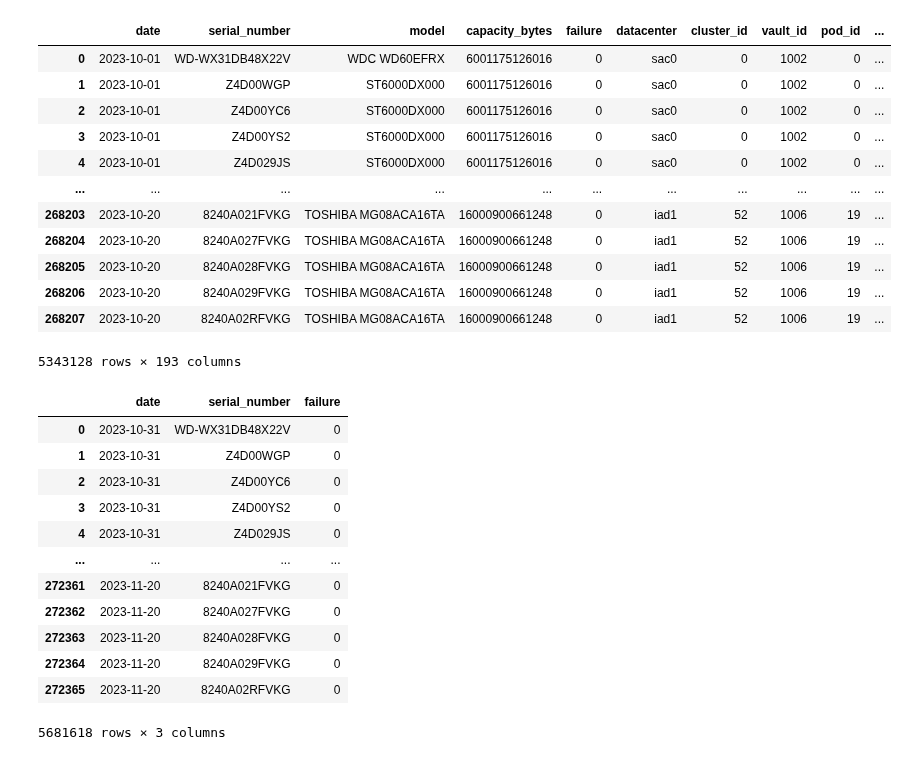
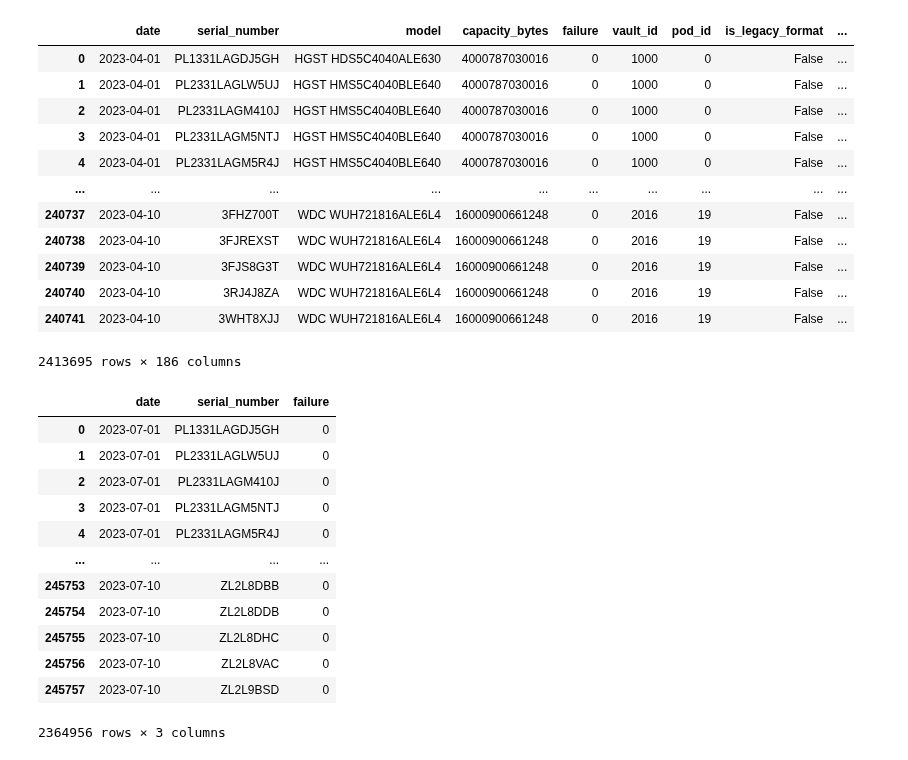
Before and after one commit to Tonigard/hakatonchic, a Jupyter notebook: compare_data.ipynb, the cells around one changed output. Cells and saved outputs as stored; diff of their text form; code cells hidden in the pictures.

```diff
--- a/compare_data.ipynb
+++ b/compare_data.ipynb
@@ -7,31 +8,30 @@ from datetime import timedelta
 # %%
-file_path = '/Users/antonebalakov/Downloads/train_data_Sila/data_example/data_Q4_2023/'
+file_path = '/Users/antonebalakov/Downloads/train_data_Sila/data_example/data_Q2_2023/'
 #считываем данные
-files = ['2023-10-01.csv', '2023-10-02.csv', '2023-10-03.csv', '2023-10-04.csv', '2023-10-05.csv',
-         '2023-10-06.csv', '2023-10-07.csv', '2023-10-08.csv', '2023-10-09.csv', '2023-10-10.csv',
-        '2023-10-11.csv', '2023-10-12.csv', '2023-10-13.csv', '2023-10-14.csv', '2023-10-15.csv',
-        '2023-10-16.csv', '2023-10-17.csv', '2023-10-18.csv', '2023-10-19.csv', '2023-10-20.csv']
+files = ['2023-04-01.csv', '2023-04-02.csv', '2023-04-03.csv', '2023-04-04.csv', '2023-04-05.csv',
+         '2023-04-06.csv', '2023-04-07.csv', '2023-04-08.csv', '2023-04-09.csv', '2023-04-10.csv']
+#files = ['2023-04-01.csv', '2023-04-02.csv', '2023-04-03.csv']
 data = pd.DataFrame()
 i = 0
 for filename in files:
     temp = pd.read_csv(file_path+filename)
     temp = temp.drop_duplicates(subset=['date', 'serial_number'])
     data = pd.concat([data, temp])
 data
 # %% [output]
-|  | date | serial_number | model | capacity_bytes | failure | datacenter | cluster_id | vault_id | pod_id | ... |
-| 0 | 2023-10-01 | WD-WX31DB48X22V | WDC WD60EFRX | 6001175126016 | 0 | sac0 | 0 | 1002 | 0 | ... |
-| 1 | 2023-10-01 | Z4D00WGP | ST6000DX000 | 6001175126016 | 0 | sac0 | 0 | 1002 | 0 | ... |
-| 2 | 2023-10-01 | Z4D00YC6 | ST6000DX000 | 6001175126016 | 0 | sac0 | 0 | 1002 | 0 | ... |
-| 3 | 2023-10-01 | Z4D00YS2 | ST6000DX000 | 6001175126016 | 0 | sac0 | 0 | 1002 | 0 | ... |
-| 4 | 2023-10-01 | Z4D029JS | ST6000DX000 | 6001175126016 | 0 | sac0 | 0 | 1002 | 0 | ... |
-| ... | ... | ... | ... | ... | ... | ... | ... | ... | ... | ... |
-| 268203 | 2023-10-20 | 8240A021FVKG | TOSHIBA MG08ACA16TA | 16000900661248 | 0 | iad1 | 52 | 1006 | 19 | ... |
-| 268204 | 2023-10-20 | 8240A027FVKG | TOSHIBA MG08ACA16TA | 16000900661248 | 0 | iad1 | 52 | 1006 | 19 | ... |
-| 268205 | 2023-10-20 | 8240A028FVKG | TOSHIBA MG08ACA16TA | 16000900661248 | 0 | iad1 | 52 | 1006 | 19 | ... |
-| 268206 | 2023-10-20 | 8240A029FVKG | TOSHIBA MG08ACA16TA | 16000900661248 | 0 | iad1 | 52 | 1006 | 19 | ... |
-| 268207 | 2023-10-20 | 8240A02RFVKG | TOSHIBA MG08ACA16TA | 16000900661248 | 0 | iad1 | 52 | 1006 | 19 | ... |
+|  | date | serial_number | model | capacity_bytes | failure | vault_id | pod_id | is_legacy_format | ... |
+| 0 | 2023-04-01 | PL1331LAGDJ5GH | HGST HDS5C4040ALE630 | 4000787030016 | 0 | 1000 | 0 | False | ... |
+| 1 | 2023-04-01 | PL2331LAGLW5UJ | HGST HMS5C4040BLE640 | 4000787030016 | 0 | 1000 | 0 | False | ... |
+| 2 | 2023-04-01 | PL2331LAGM410J | HGST HMS5C4040BLE640 | 4000787030016 | 0 | 1000 | 0 | False | ... |
+| 3 | 2023-04-01 | PL2331LAGM5NTJ | HGST HMS5C4040BLE640 | 4000787030016 | 0 | 1000 | 0 | False | ... |
+| 4 | 2023-04-01 | PL2331LAGM5R4J | HGST HMS5C4040BLE640 | 4000787030016 | 0 | 1000 | 0 | False | ... |
+| ... | ... | ... | ... | ... | ... | ... | ... | ... | ... |
+| 240737 | 2023-04-10 | 3FHZ700T | WDC WUH721816ALE6L4 | 16000900661248 | 0 | 2016 | 19 | False | ... |
+| 240738 | 2023-04-10 | 3FJREXST | WDC WUH721816ALE6L4 | 16000900661248 | 0 | 2016 | 19 | False | ... |
+| 240739 | 2023-04-10 | 3FJS8G3T | WDC WUH721816ALE6L4 | 16000900661248 | 0 | 2016 | 19 | False | ... |
+| 240740 | 2023-04-10 | 3RJ4J8ZA | WDC WUH721816ALE6L4 | 16000900661248 | 0 | 2016 | 19 | False | ... |
+| 240741 | 2023-04-10 | 3WHT8XJJ | WDC WUH721816ALE6L4 | 16000900661248 | 0 | 2016 | 19 | False | ... |
-5343128 rows × 193 columns
+2413695 rows × 186 columns
 # %%
 #убираем фичи где слишком много пропусков
 data['date'] = pd.to_datetime(data['date'])
@@ -39,15 +39,16 @@ data['date'] = pd.to_datetime(data['date'])
 feature_list = []
 
 for column in data.columns:
-    if (data[column].nunique() >= 1) & (data[column].notnull().sum() > 0.01 * data.shape[0]):
+    if (data[column].nunique() >= 1) & (data[column].notnull().sum() > 0.05 * data.shape[0]):
         feature_list.append(column)
 
 data = data[feature_list]
 #считываем данные таргетов, которые произойдут через 30 дней
-dates_to_failure =  ['2023-10-31.csv', '2023-11-01.csv', '2023-11-02.csv', '2023-11-03.csv', '2023-11-04.csv', '2023-11-05.csv',
-         '2023-11-06.csv', '2023-11-07.csv', '2023-11-08.csv', '2023-11-09.csv', '2023-11-10.csv',
-        '2023-11-11.csv', '2023-11-12.csv', '2023-11-13.csv', '2023-11-14.csv', '2023-11-15.csv',
-        '2023-11-16.csv', '2023-11-17.csv', '2023-11-18.csv', '2023-11-19.csv', '2023-11-20.csv']
+file_path = '/Users/antonebalakov/Downloads/train_data_Sila/data_example/data_Q3_2023/'
+dates_to_failure =  ['2023-07-01.csv', '2023-07-02.csv', '2023-07-03.csv', '2023-07-04.csv', '2023-07-05.csv',
+         '2023-07-06.csv', '2023-07-07.csv', '2023-07-08.csv', '2023-07-09.csv', '2023-07-10.csv']
+#dates_to_failure =  ['2023-07-01.csv', '2023-07-02.csv', '2023-07-03.csv']
+
 
 failure_data = pd.DataFrame()
 for filename in dates_to_failure:
@@ -58,18 +59,18 @@ for filename in dates_to_failure:
 failure_data
 # %% [output]
 |  | date | serial_number | failure |
-| 0 | 2023-10-31 | WD-WX31DB48X22V | 0 |
-| 1 | 2023-10-31 | Z4D00WGP | 0 |
-| 2 | 2023-10-31 | Z4D00YC6 | 0 |
-| 3 | 2023-10-31 | Z4D00YS2 | 0 |
-| 4 | 2023-10-31 | Z4D029JS | 0 |
+| 0 | 2023-07-01 | PL1331LAGDJ5GH | 0 |
+| 1 | 2023-07-01 | PL2331LAGLW5UJ | 0 |
+| 2 | 2023-07-01 | PL2331LAGM410J | 0 |
+| 3 | 2023-07-01 | PL2331LAGM5NTJ | 0 |
+| 4 | 2023-07-01 | PL2331LAGM5R4J | 0 |
 | ... | ... | ... | ... |
-| 272361 | 2023-11-20 | 8240A021FVKG | 0 |
-| 272362 | 2023-11-20 | 8240A027FVKG | 0 |
-| 272363 | 2023-11-20 | 8240A028FVKG | 0 |
-| 272364 | 2023-11-20 | 8240A029FVKG | 0 |
-| 272365 | 2023-11-20 | 8240A02RFVKG | 0 |
+| 245753 | 2023-07-10 | ZL2L8DBB | 0 |
+| 245754 | 2023-07-10 | ZL2L8DDB | 0 |
+| 245755 | 2023-07-10 | ZL2L8DHC | 0 |
+| 245756 | 2023-07-10 | ZL2L8VAC | 0 |
+| 245757 | 2023-07-10 | ZL2L9BSD | 0 |
-5681618 rows × 3 columns
+2364956 rows × 3 columns
 # %%
 #мержим данные таргетов с основными данными
 failure_data['date'] = pd.to_datetime(failure_data['date'])
```
Also changed, not shown: parts of 11 cells of this notebook.
